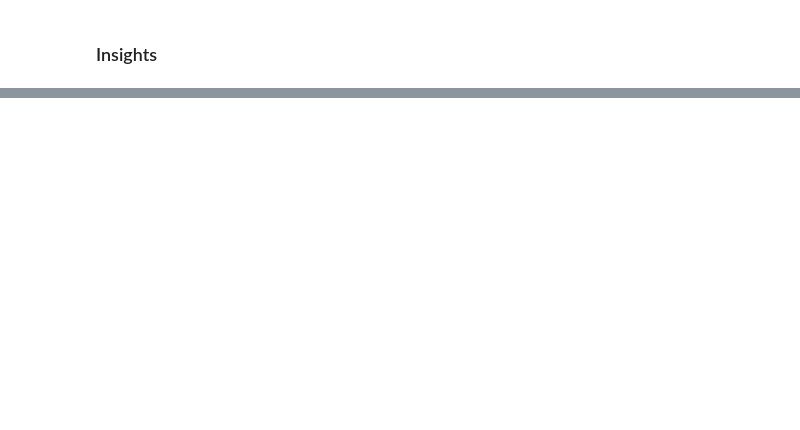
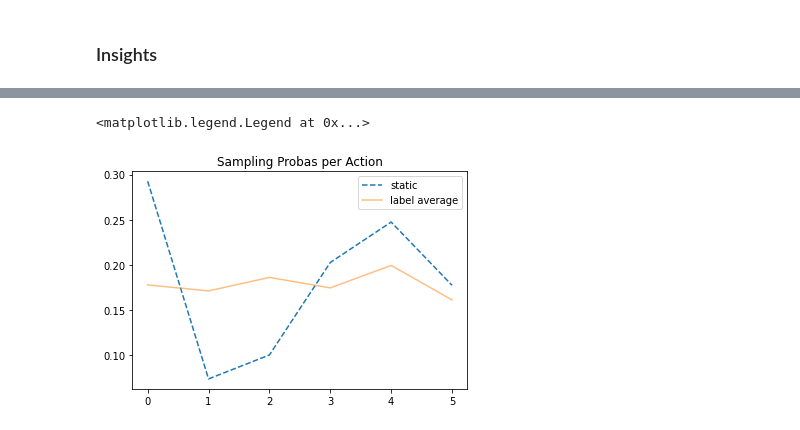
Before and after one commit to criteo-research/sequential-conterfactual-risk-minimization, a Jupyter notebook: eval_sequential_crm_multilabel-jax.ipynb, the cells around one changed output, grey strips where cells are left out. Cells and saved outputs as stored; diff of their text form; code cells hidden in the pictures; blank space fills up the shorter version.

```diff
--- a/eval_sequential_crm_multilabel-jax.ipynb
+++ b/eval_sequential_crm_multilabel-jax.ipynb
@@ -513,6 +514,9 @@ plt.legend()
 # %%
 plt.title('Sampling Probas per Action')
 plt.plot(sampling_probas_static.mean(axis=0),'--', label='static')
-plt.plot(sampling_probas_dynamic.mean(axis=0),'--', label='dynamic')
+# plt.plot(sampling_probas_dynamic.mean(axis=0),'--', label='dynamic')
 plt.plot(y_test.mean(axis=0), label='label average', alpha=.5)
 plt.legend()
+# %% [output]
+<matplotlib.legend.Legend at 0x...>
+[figure, added]
```
Also changed, not shown: parts of 16 cells of this notebook, 1 other file.
